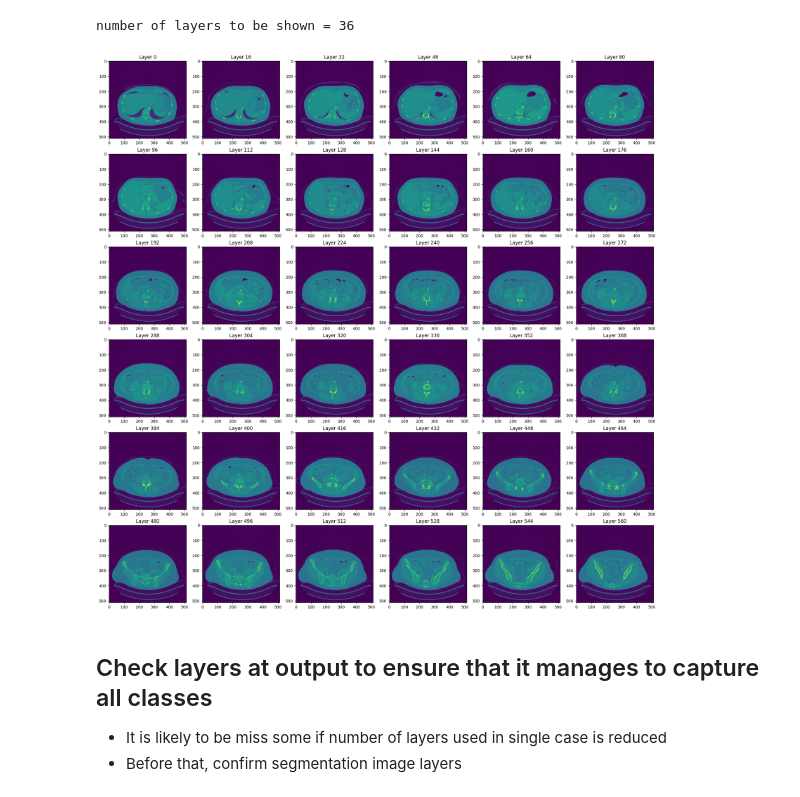
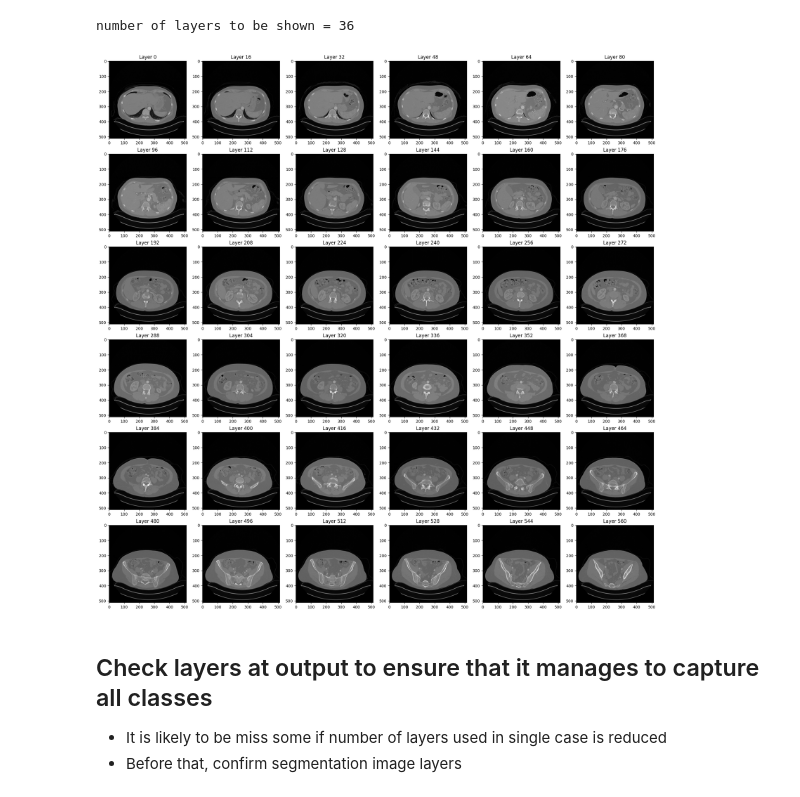
Before and after one commit to Gab-Gotsis/kidney-identification-unet3D, a Jupyter notebook: chin/case_visualisation.ipynb, the cells around one changed output. Saved outputs shown, nothing was run; the diff lists cells and outputs as text; code cells hidden in the pictures.

```diff
--- a/chin/case_visualisation.ipynb
+++ b/chin/case_visualisation.ipynb
@@ -10,6 +10,6 @@ import numpy as np
 ### train_images is also known input data
 ### segmentation_images is also known as output (or prediction)
 # %%
-train_images = sorted(glob("./dataset/case_00???/imaging.nii"))
-segmentation_images = sorted(glob("./dataset/case_00???/segmentation.nii"))
+train_images = sorted(glob("./dataset/case_00???/imaging.nii.gz"))
+segmentation_images = sorted(glob("./dataset/case_00???/segmentation.nii.gz"))
 # %%
@@ -54,12 +54,12 @@ number of layers to be shown = 36
 # %%
 plt.style.use('default')
 fig, axes = plt.subplots(square_num,square_num, figsize=(25,25))
 for i, ax in enumerate(axes.reshape(-1)):
     ax.title.set_text(f'Layer {i*factor}')
-    ax.imshow(img[i*factor,:,:])
+    ax.imshow(img[i*factor,:,:],cmap="gray")
 plt.show()
 # %% [output]
-[figure, old version]
+[figure, new version]
 # %% [markdown]
 ## Check layers at output to ensure that it manages to capture all classes
 - It is likely to be miss some if number of layers used in single case is reduced
```
Also changed, not shown: parts of 4 cells of this notebook, 6 other files.
